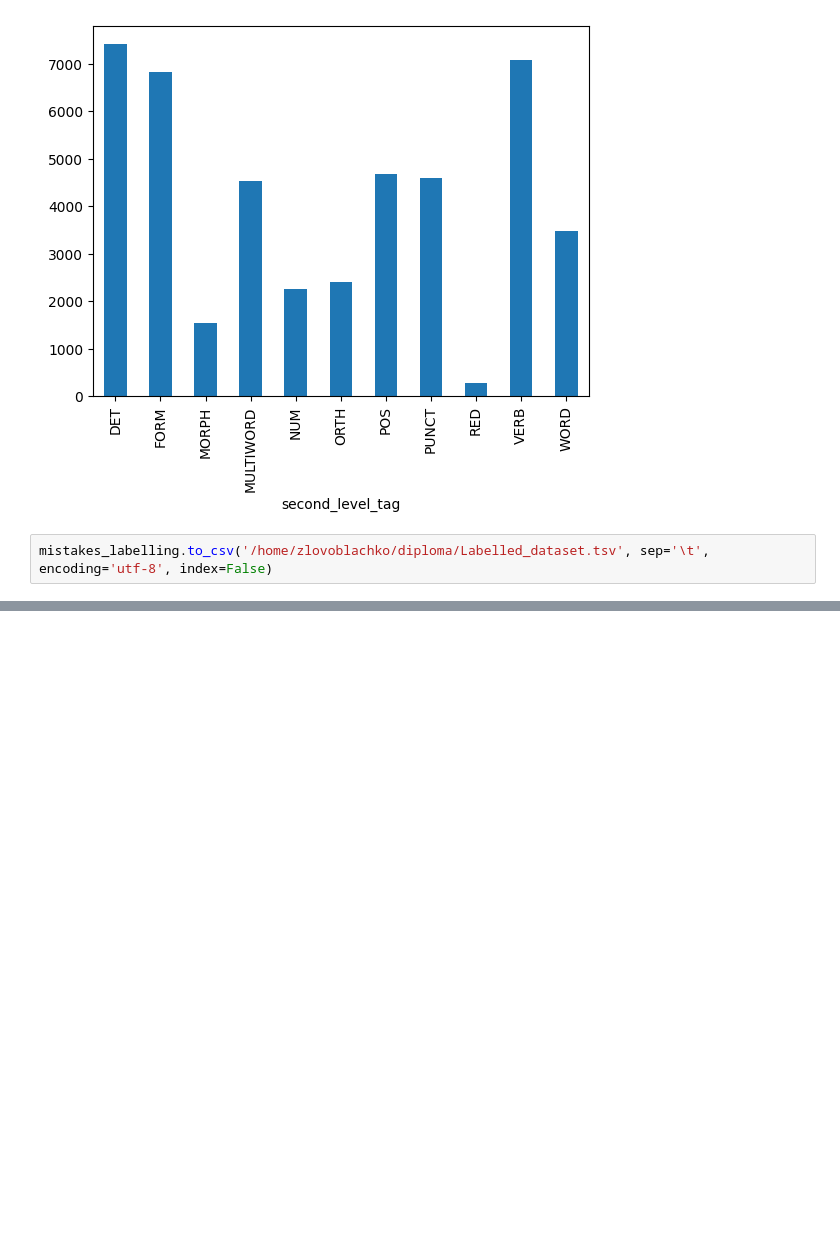
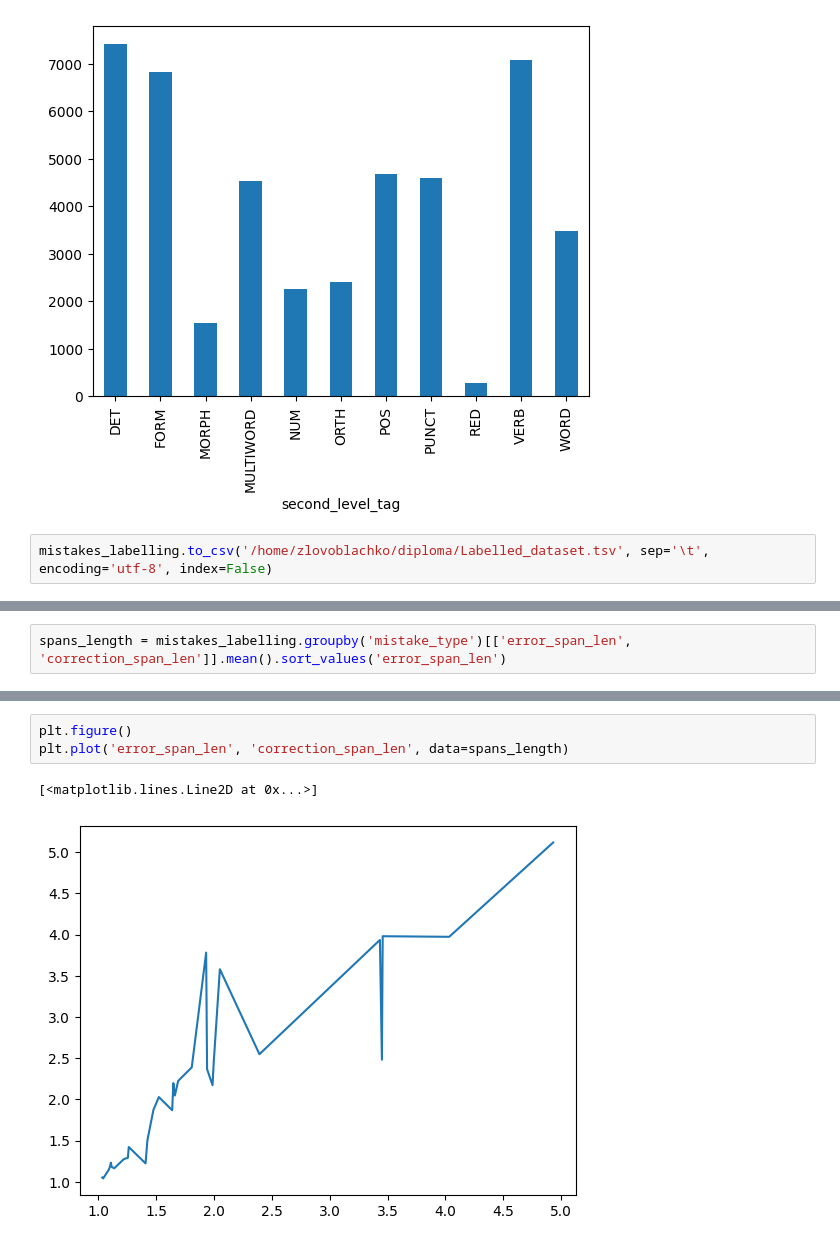
Before and after one commit to harlamovads/GD_correction_diploma, a Jupyter notebook: data_preparation/error_grouping.ipynb, the cells around one changed output, grey strips where cells are left out. Saved outputs shown, nothing was run; the diff lists cells and outputs as text; blank space fills up the shorter version.

```diff
--- a/data_preparation/error_grouping.ipynb
+++ b/data_preparation/error_grouping.ipynb
@@ -513,0 +538,2 @@ mistakes_labelling.to_csv('/home/zlovoblachko/diploma/Labelled_dataset.tsv', sep
+# %%
+spans_length = mistakes_labelling.groupby('mistake_type')[['error_span_len', 'correction_span_len']].mean().sort_values('error_span_len')
@@ -513,0 +545,6 @@ mistakes_labelling.to_csv('/home/zlovoblachko/diploma/Labelled_dataset.tsv', sep
+# %%
+plt.figure()
+plt.plot('error_span_len', 'correction_span_len', data=spans_length)
+# %% [output]
+[<matplotlib.lines.Line2D at 0x...>]
+[figure, added]
```
Also changed, not shown: parts of 3 cells of this notebook.
